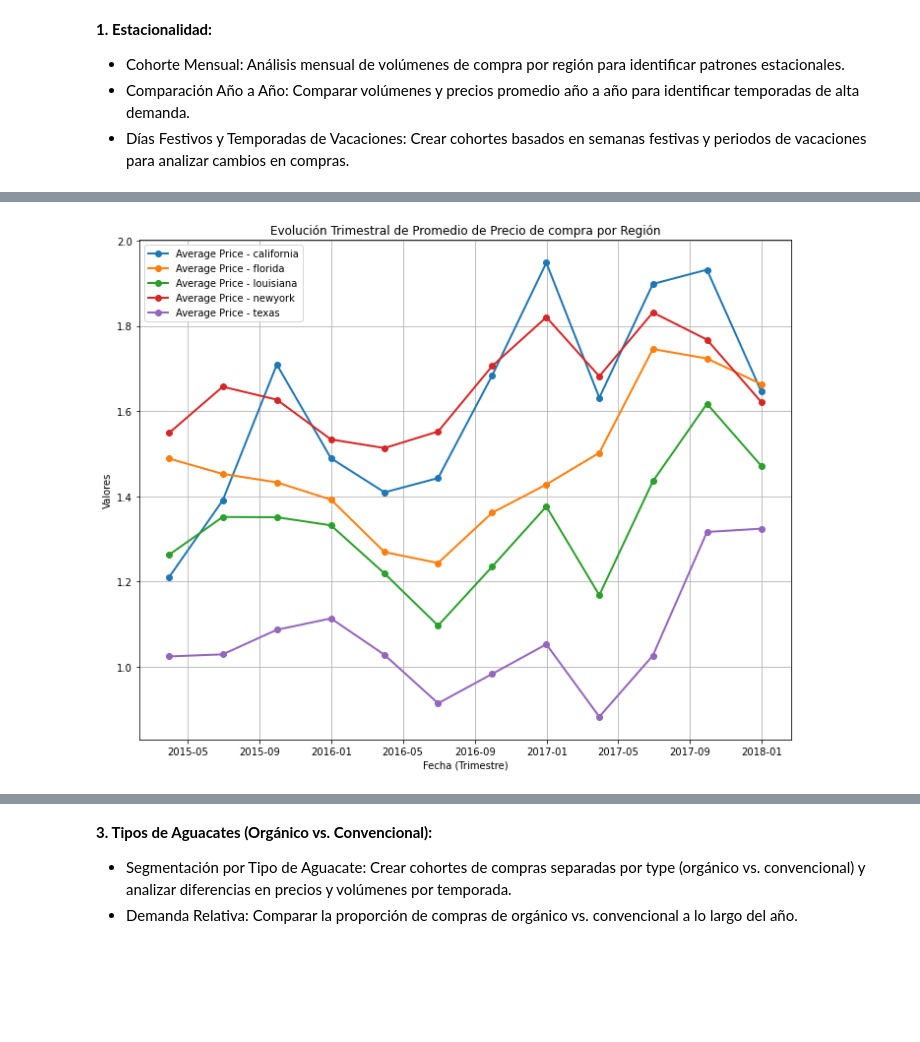
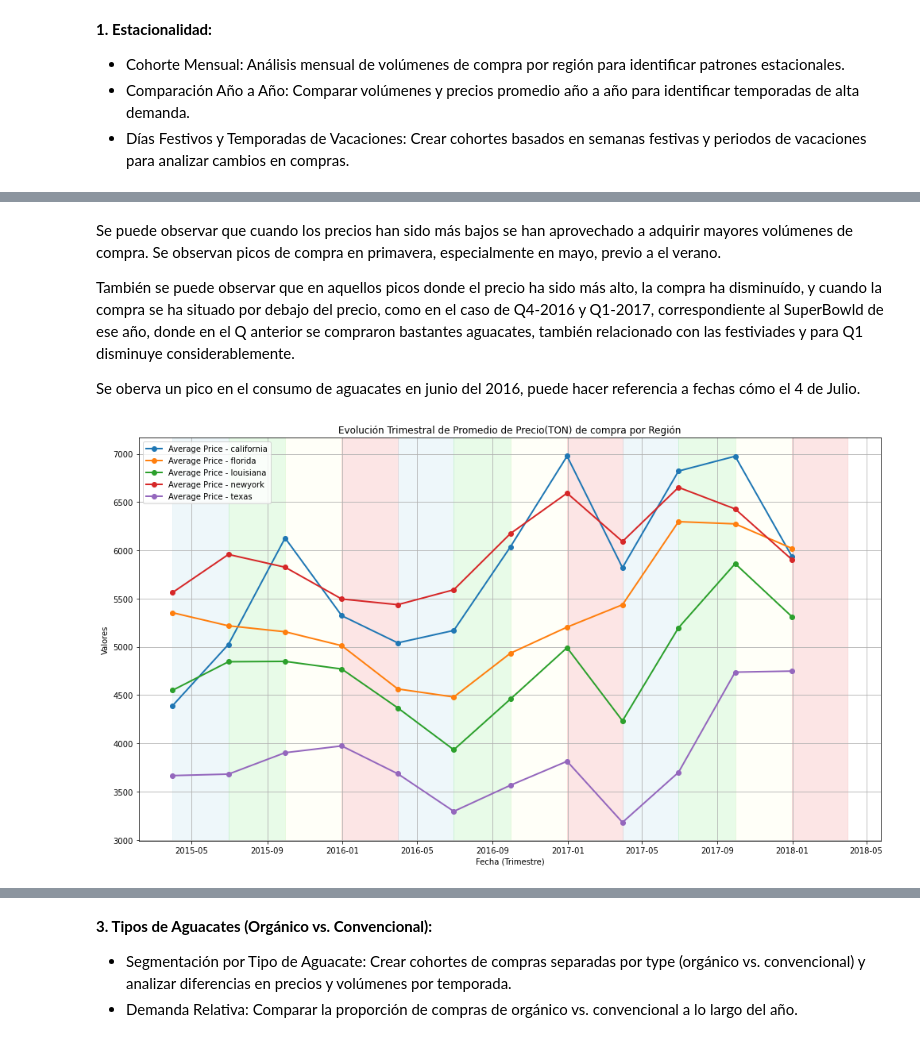
Before and after one commit to Julix4/AvoEconomics, a Jupyter notebook: cohortes-avanzados.ipynb, the cells around one changed output, grey strips where cells are left out. Saved outputs shown, nothing was run; the diff lists cells and outputs as text; code cells hidden in the pictures; blank space fills up the shorter version.

```diff
--- a/cohortes-avanzados.ipynb
+++ b/cohortes-avanzados.ipynb
@@ -59,25 +88,36 @@ df_avocado_hotels
+# %% [markdown]
+Se puede observar que cuando los precios han sido más bajos se han aprovechado a adquirir mayores volúmenes de compra. Se observan picos de compra en primavera, especialmente en mayo, previo a el verano.
+
+También se puede observar que en aquellos picos donde el precio ha sido más alto, la compra ha disminuído, y cuando la compra se ha situado por debajo del precio, como en el caso de Q4-2016 y Q1-2017, correspondiente al SuperBowld de ese año, donde en el Q anterior se compraron bastantes aguacates, también relacionado con las festiviades y para Q1 disminuye considerablemente.
+
+Se oberva un pico en el consumo de aguacates en junio del 2016, puede hacer referencia a fechas cómo el 4 de Julio.
 # %%
-
-# Agrupar los datos por location y trimestre y calcular el promedio de 'AveragePrice' y la suma de 'Total Volume'
+# Agrupar los datos por location y trimestre y calcular el promedio de 'AveragePrice' y la suma de 'Total Volume' por toneladas
 cor2 = df_avocado_hotels.groupby([pd.Grouper(key='Date', freq='Q'), 'location']).agg(
-    avg_price=('AveragePrice', 'mean'),
+    avg_price=('precio_tonelada', 'mean'),
     total_volume=('Total Volume', 'sum')
 ).reset_index()
 
-# Visualización de la evolución de las cohortes por región
-plt.figure(figsize=(10, 8))
+
+# Crear la visualización con fondo de colores por estación
+plt.figure(figsize=(14, 8))
+
+# Fondo de colores por trimestre
+for i, date in enumerate(cor2['Date'].unique()):
+    quarter = pd.Timestamp(date).quarter
+    plt.axvspan(date, date + pd.DateOffset(months=3), color=quarter_colors[quarter], alpha=0.2)
 
 # Gráfico de líneas para comparar las regiones
 for region in cor2['location'].unique():
     region_data = cor2[cor2['location'] == region]
     plt.plot(region_data['Date'], region_data['avg_price'], marker='o', label=f'Average Price - {region}', linewidth=2)
 
-plt.title('Evolución Trimestral de Promedio de Precio de compra por Región')
+plt.title('Evolución Trimestral de Promedio de Precio(TON) de compra por Región')
 plt.xlabel('Fecha (Trimestre)')
 plt.ylabel('Valores')
 plt.legend()
 plt.grid(True)
 plt.tight_layout()
 plt.show()
 # %% [output]
-[figure, old version]
+[figure, new version]
```
Also changed, not shown: parts of 30 cells of this notebook, 3 other files.
